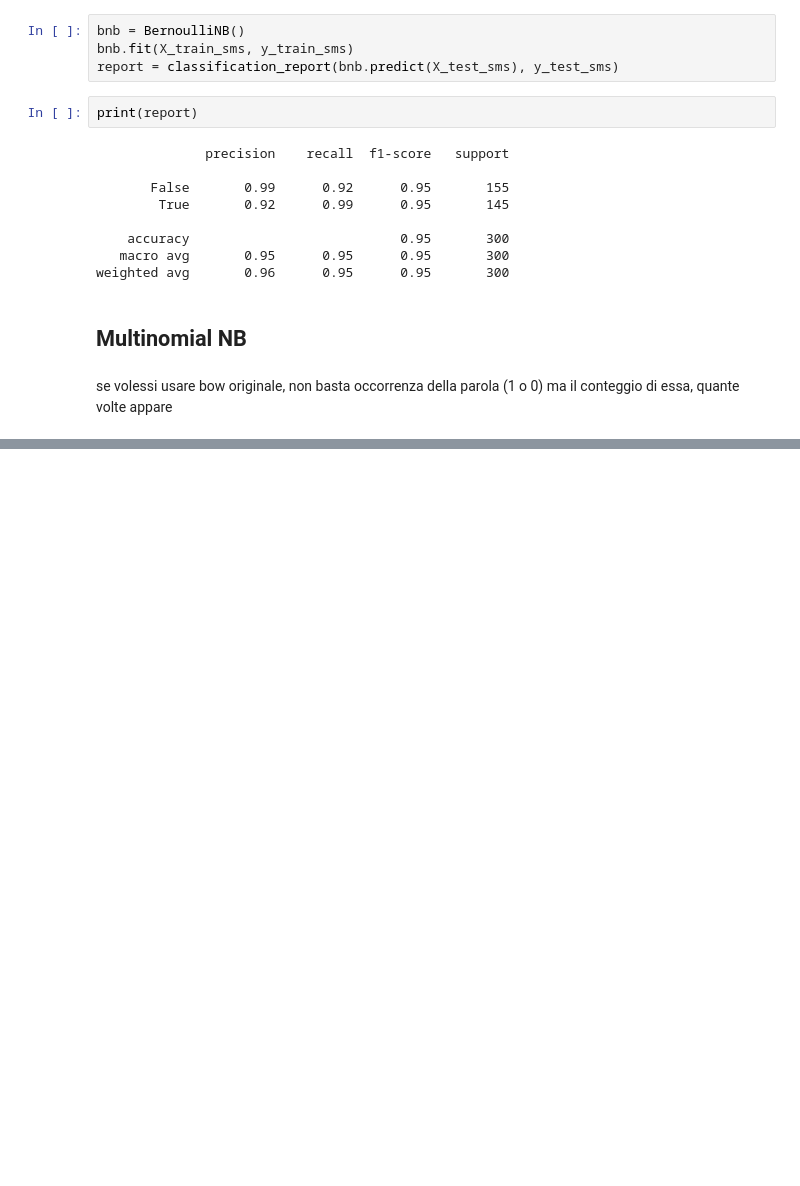
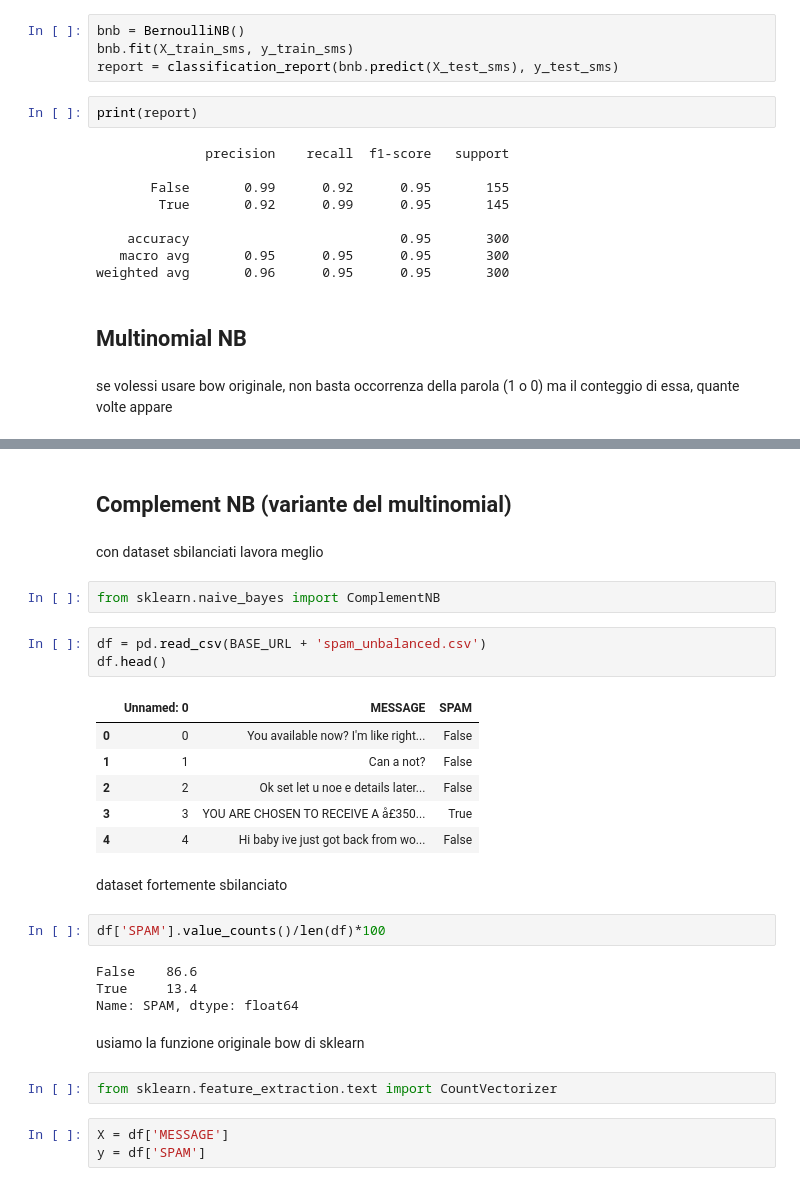
Before and after one commit to adanfindo/ProAI, a Jupyter notebook: AI_developer/Naive_Bayes.ipynb, the cells around one changed output, grey strips where cells are left out. Cells and saved outputs as stored; diff of their text form; blank space fills up the shorter version.

```diff
--- a/AI_developer/Naive_Bayes.ipynb
+++ b/AI_developer/Naive_Bayes.ipynb
@@ -294,0 +350,31 @@ se volessi usare bow originale, non basta occorrenza della parola (1 o 0) ma il
+# %% [markdown]
+## Complement NB (variante del multinomial)
+# %% [markdown]
+con dataset sbilanciati lavora meglio
+# %%
+from sklearn.naive_bayes import ComplementNB
+# %%
+df = pd.read_csv(BASE_URL + 'spam_unbalanced.csv')
+df.head()
+# %% [output]
+|  | Unnamed: 0 | MESSAGE | SPAM |
+| 0 | 0 | You available now? I'm like right... | False |
+| 1 | 1 | Can a not? | False |
+| 2 | 2 | Ok set let u noe e details later... | False |
+| 3 | 3 | YOU ARE CHOSEN TO RECEIVE A å£350... | True |
+| 4 | 4 | Hi baby ive just got back from wo... | False |
+# %% [markdown]
+dataset fortemente sbilanciato
+# %%
+df['SPAM'].value_counts()/len(df)*100
+# %% [output]
+False    86.6
+True     13.4
+Name: SPAM, dtype: float64
+# %% [markdown]
+usiamo la funzione originale bow di sklearn
+# %%
+from sklearn.feature_extraction.text import CountVectorizer
+# %%
+X = df['MESSAGE']
+y = df['SPAM']
```
Also changed, not shown: parts of 42 cells of this notebook, 2 other files.
